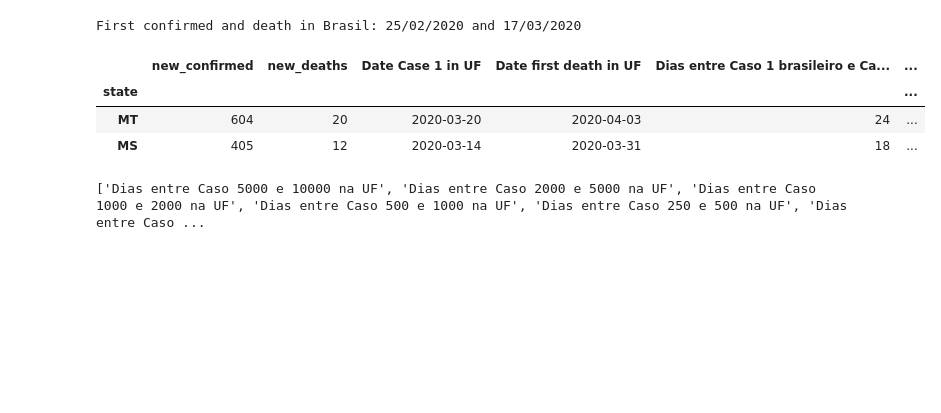
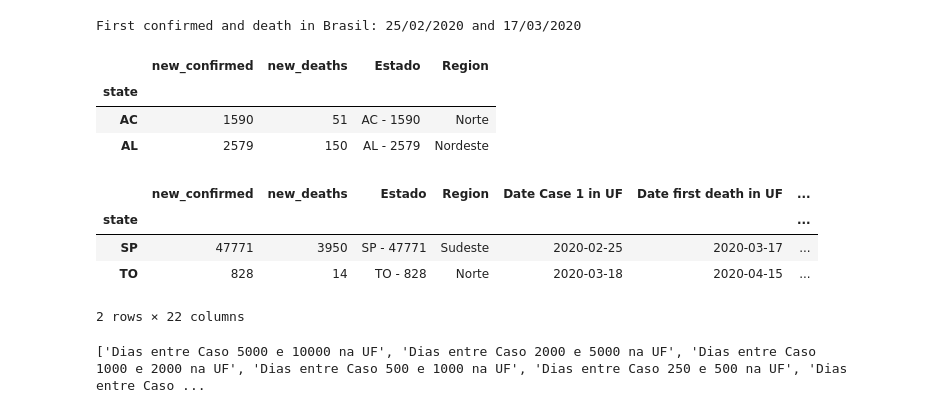
Before and after one commit to common-data/common-data, a Jupyter notebook: Corona Analise - Desenvolvimento do Corona por UF.ipynb, the cells around one changed output. Cells and saved outputs as stored; diff of their text form; code cells hidden in the pictures; blank space fills up the shorter version.

```diff
--- a/Corona Analise - Desenvolvimento do Corona por UF.ipynb
+++ b/Corona Analise - Desenvolvimento do Corona por UF.ipynb
@@ -69,32 +69,56 @@ first_br_death = covid_uf[covid_uf["new_deaths"] > 0]["date"].min()
 print("First confirmed and death in Brasil: {:%d/%m/%Y} and {:%d/%m/%Y}".format(first_br_confirmed, first_br_death))
 # %% [output]
 First confirmed and death in Brasil: 25/02/2020 and 17/03/2020
+# %%
+# Now let's get a summary for the UF
+covid_uf_summary = covid_uf.groupby("state")["new_confirmed", "new_deaths"].sum()
+
+#Creating a label for the graph with # cases
+covid_uf_summary["Estado"] = [' - '.join(i) for i in
+                              zip(covid_uf_summary.index.values, covid_uf_summary["new_confirmed"].map(str) )]
+
+# Create Region
+region = {'AC': "Norte", 'AM': "Norte", 'AP': "Norte", 'PA': "Norte", 'RO': "Norte", 'RR': "Norte", 'TO': "Norte",
+          'AL': "Nordeste", 'BA': "Nordeste", 'CE': "Nordeste", 'MA': "Nordeste", 'PB': "Nordeste", 'PE': "Nordeste",
+          'PI': "Nordeste", 'RN': "Nordeste", 'SE': "Nordeste",
+          'DF': "Centro Oeste", 'GO': "Centro Oeste", 'MS': "Centro Oeste", 'MT': "Centro Oeste",
+          'ES': "Sudeste", 'MG': "Sudeste", 'RJ': "Sudeste", 'SP': "Sudeste",
+          'PR': "Sul", 'SC': "Sul", 'RS': "Sul"}
+
+covid_uf_summary['Region'] = covid_uf_summary.index.to_series().map(region)
+# .apply(lambda x: region[x["state"]], axis=1)
+
+covid_uf_summary.head(2)
+# %% [output]
+|  | new_confirmed | new_deaths | Estado | Region |
+| state |  |  |  |  |
+| AC | 1590 | 51 | AC - 1590 | Norte |
+| AL | 2579 | 150 | AL - 2579 | Nordeste |
 # %%
-# Now let's get a summary for the UF
-covid_uf_summary = covid_uf.groupby("state")["new_confirmed", "new_deaths"].sum().sort_values(by="new_confirmed", ascending = False)
-
+# Now we create the Dates and days since that we want
 covid_uf_summary["Date Case 1 in UF"] = covid_uf[covid_uf["new_confirmed"] > 0].groupby("state")["date"].min()
 covid_uf_summary["Date first death in UF"] = covid_uf[covid_uf["new_deaths"] > 0].groupby("state")["date"].min()
 covid_uf_summary["Dias entre Caso 1 brasileiro e Caso 1 na UF"] = (covid_uf_summary["Date Case 1 in UF"] - first_br_confirmed).dt.days
 covid_uf_summary["Dias entre Caso 1 brasileiro e morte na UF"] = (covid_uf_summary["Date first death in UF"] - first_br_confirmed).dt.days
 
 #Creating variables for each slice - YOU CAN CHANGE THOSE NUMBERS IF YOU WANT
 cases_slice = [1, 100, 250, 500, 1000, 2000, 5000, 10000]
 for s in range(1, len(cases_slice)):
     num_cases = cases_slice[s]
     num_cases_pre = cases_slice[s-1]
     covid_uf_summary["Date Case {} in UF".format(str(num_cases
                                                     ))] = covid_uf[covid_uf["Cumulative Confirmed"] >
                                                                    num_cases].groupby("state")["date"].min()
     covid_uf_summary["Dias entre Caso {} e {} na UF".format(
         str(num_cases_pre), str(num_cases))] = (covid_uf_summary["Date Case {} in UF".format(str(num_cases
                                                     ))] - covid_uf_summary["Date Case {} in UF".format(str(num_cases_pre
                                                     ))]).dt.days
 
 
 covid_uf_summary.tail(2)
 # %% [output]
-|  | new_confirmed | new_deaths | Date Case 1 in UF | Date first death in UF | Dias entre Caso 1 brasileiro e Ca... | ... |
-| state |  |  |  |  |  | ... |
-| MT | 604 | 20 | 2020-03-20 | 2020-04-03 | 24 | ... |
-| MS | 405 | 12 | 2020-03-14 | 2020-03-31 | 18 | ... |
+|  | new_confirmed | new_deaths | Estado | Region | Date Case 1 in UF | Date first death in UF | ... |
+| state |  |  |  |  |  |  | ... |
+| SP | 47771 | 3950 | SP - 47771 | Sudeste | 2020-02-25 | 2020-03-17 | ... |
+| TO | 828 | 14 | TO - 828 | Norte | 2020-03-18 | 2020-04-15 | ... |
+2 rows × 22 columns
```
Also changed, not shown: parts of 6 cells of this notebook.
